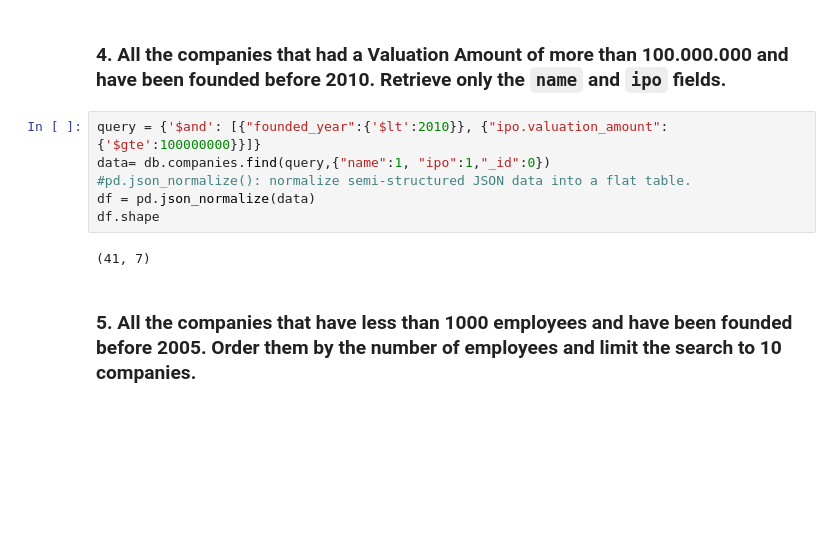
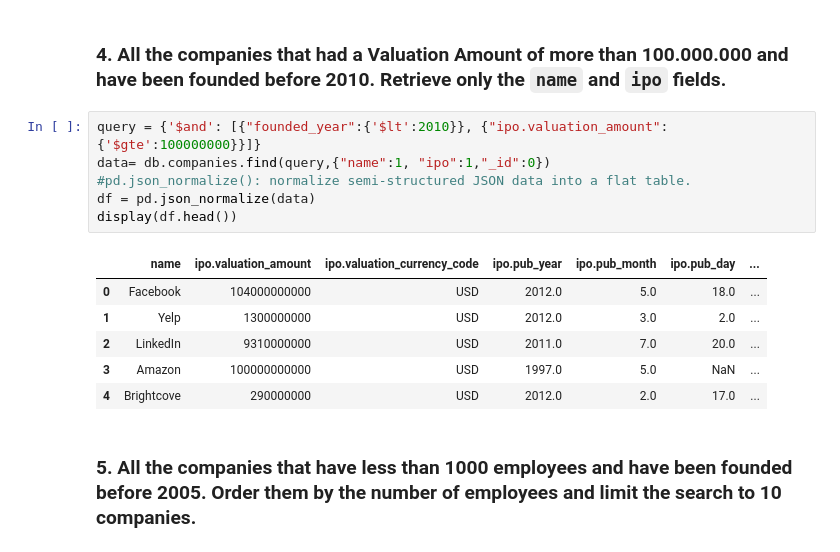
Before and after one commit to ironhack-datalabs/datamad0320, a Jupyter notebook: module-2/lab-advance-querying-mongo/your_code/main.ipynb, the cells around one changed output. Cells and saved outputs as stored; diff of their text form; blank space fills up the shorter version.

```diff
--- a/module-2/lab-advance-querying-mongo/your_code/main.ipynb
+++ b/module-2/lab-advance-querying-mongo/your_code/main.ipynb
@@ -57,11 +62,16 @@ df.shape
 # %%
 query = {'$and': [{"founded_year":{'$lt':2010}}, {"ipo.valuation_amount":{'$gte':100000000}}]}
 data= db.companies.find(query,{"name":1, "ipo":1,"_id":0})
 #pd.json_normalize(): normalize semi-structured JSON data into a flat table.
 df = pd.json_normalize(data)
-df.shape
+display(df.head())
 # %% [output]
-(41, 7)
+|  | name | ipo.valuation_amount | ipo.valuation_currency_code | ipo.pub_year | ipo.pub_month | ipo.pub_day | ... |
+| 0 | Facebook | 104000000000 | USD | 2012.0 | 5.0 | 18.0 | ... |
+| 1 | Yelp | 1300000000 | USD | 2012.0 | 3.0 | 2.0 | ... |
+| 2 | LinkedIn | 9310000000 | USD | 2011.0 | 7.0 | 20.0 | ... |
+| 3 | Amazon | 100000000000 | USD | 1997.0 | 5.0 | NaN | ... |
+| 4 | Brightcove | 290000000 | USD | 2012.0 | 2.0 | 17.0 | ... |
 # %% [markdown]
 ### 5. All the companies that have less than 1000 employees and have been founded before 2005. Order them by the number of employees and limit the search to 10 companies.
 # %%
```
Also changed, not shown: parts of 11 cells of this notebook.
